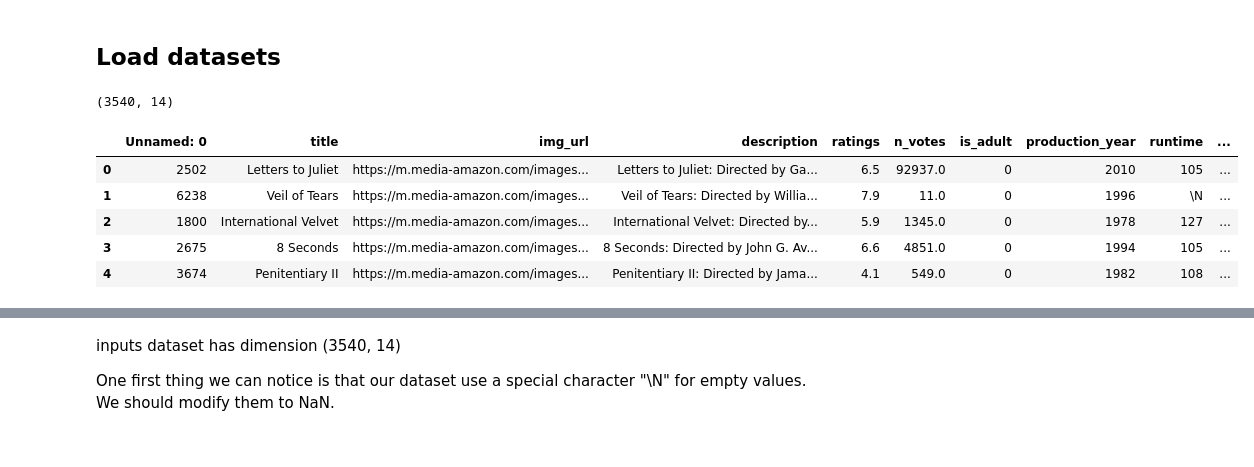
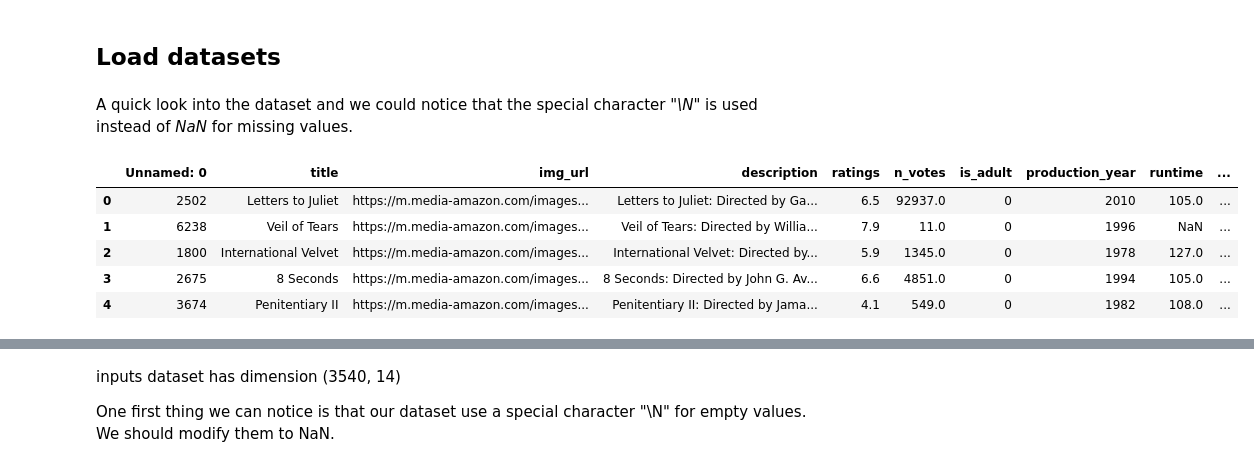
Before and after one commit to Mathieu-R/lelec2870-movie-revenue-prediction, a Jupyter notebook: movie-revenue-prediction.ipynb, the cells around one changed output, grey strips where cells are left out. Cells and saved outputs as stored; diff of their text form; code cells hidden in the pictures.

```diff
--- a/movie-revenue-prediction.ipynb
+++ b/movie-revenue-prediction.ipynb
@@ -30,18 +28,19 @@ The history saving thread hit an unexpected error (OperationalError('attempt to
 pd.set_option('display.max_columns', 50)
 # %% [markdown]
 ## Load datasets
+# %% [markdown]
+A quick look into the dataset and we could notice that the special character _"\N"_ is used instead of _NaN_ for missing values.
 # %%
 # X1: entry dataset (note: X2 is the testing dataset)
 # use row `Unamed: 0` as the row index
-X1 = pd.read_csv("datasets/X1.csv")
+X1 = pd.read_csv("datasets/X1.csv", na_values="\\N")
 X1.head()
 # %% [output]
-(3540, 14)
 |  | Unnamed: 0 | title | img_url | description | ratings | n_votes | is_adult | production_year | runtime | ... |
-| 0 | 2502 | Letters to Juliet | https://m.media-amazon.com/images... | Letters to Juliet: Directed by Ga... | 6.5 | 92937.0 | 0 | 2010 | 105 | ... |
-| 1 | 6238 | Veil of Tears | https://m.media-amazon.com/images... | Veil of Tears: Directed by Willia... | 7.9 | 11.0 | 0 | 1996 | \N | ... |
-| 2 | 1800 | International Velvet | https://m.media-amazon.com/images... | International Velvet: Directed by... | 5.9 | 1345.0 | 0 | 1978 | 127 | ... |
-| 3 | 2675 | 8 Seconds | https://m.media-amazon.com/images... | 8 Seconds: Directed by John G. Av... | 6.6 | 4851.0 | 0 | 1994 | 105 | ... |
-| 4 | 3674 | Penitentiary II | https://m.media-amazon.com/images... | Penitentiary II: Directed by Jama... | 4.1 | 549.0 | 0 | 1982 | 108 | ... |
+| 0 | 2502 | Letters to Juliet | https://m.media-amazon.com/images... | Letters to Juliet: Directed by Ga... | 6.5 | 92937.0 | 0 | 2010 | 105.0 | ... |
+| 1 | 6238 | Veil of Tears | https://m.media-amazon.com/images... | Veil of Tears: Directed by Willia... | 7.9 | 11.0 | 0 | 1996 | NaN | ... |
+| 2 | 1800 | International Velvet | https://m.media-amazon.com/images... | International Velvet: Directed by... | 5.9 | 1345.0 | 0 | 1978 | 127.0 | ... |
+| 3 | 2675 | 8 Seconds | https://m.media-amazon.com/images... | 8 Seconds: Directed by John G. Av... | 6.6 | 4851.0 | 0 | 1994 | 105.0 | ... |
+| 4 | 3674 | Penitentiary II | https://m.media-amazon.com/images... | Penitentiary II: Directed by Jama... | 4.1 | 549.0 | 0 | 1982 | 108.0 | ... |
 # %%
 #X1.loc[X1["title"] == "Clown"]
```
Also changed, not shown: parts of 110 cells of this notebook, 1 other file.
